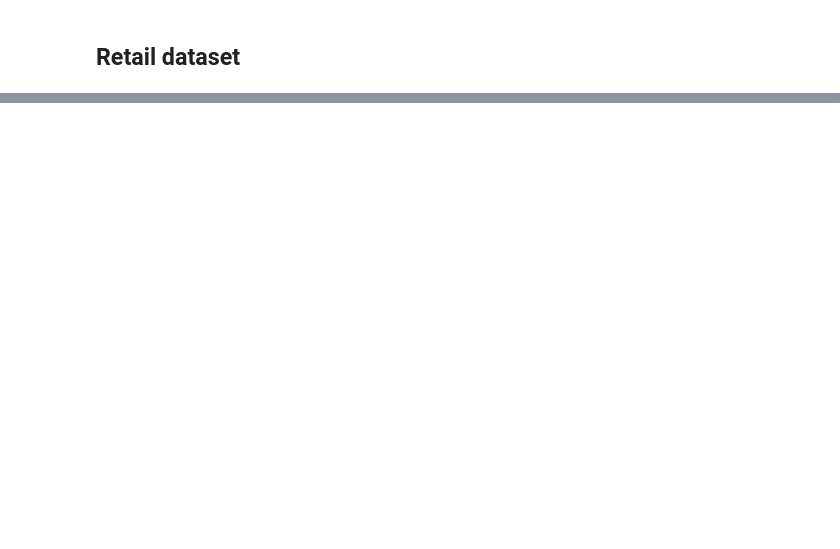
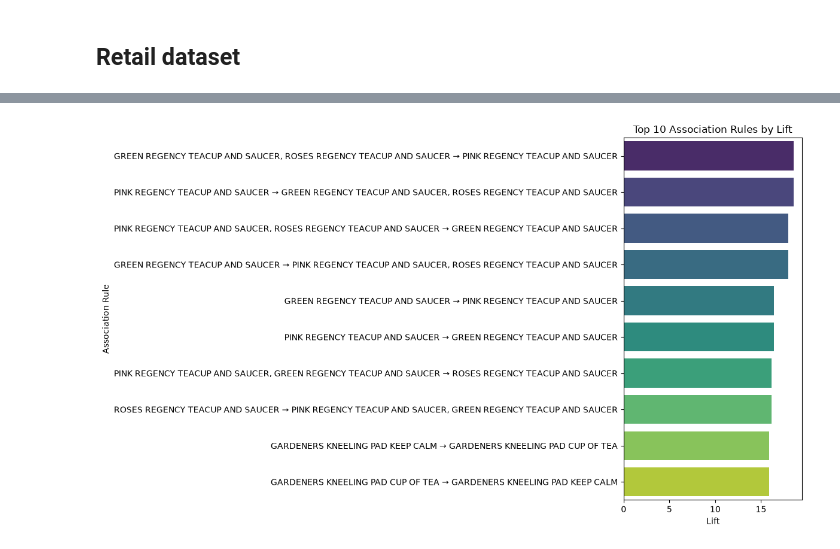
Before and after one commit to Gyrith/Machine-Learning-Models, a Jupyter notebook: Unsupervised Learning/Apriori – Association Rule Mining.ipynb, the cells around one changed output, grey strips where cells are left out. Cells and saved outputs as stored; diff of their text form; code cells hidden in the pictures; blank space fills up the shorter version.

```diff
--- a/Unsupervised Learning/Apriori – Association Rule Mining.ipynb
+++ b/Unsupervised Learning/Apriori – Association Rule Mining.ipynb
@@ -229,0 +444,19 @@ plt.show()
+# %%
+top_rules = rules.sort_values(by='lift',ascending=False).head(10).copy()
+
+top_rules['Rule'] = top_rules.apply(
+    lambda row: ', '.join(row['antecedents']) +
+    ' → ' + ', '.join(row['consequents']),
+    axis=1
+)
+
+plt.figure(figsize=(12, 7))
+sns.barplot(data=top_rules,x='lift',y='Rule',hue='Rule',palette='viridis',legend=False)
+
+plt.title('Top 10 Association Rules by Lift')
+plt.xlabel('Lift')
+plt.ylabel('Association Rule')
+plt.tight_layout()
+plt.show()
+# %% [output]
+[figure, added]
```
Also changed, not shown: parts of 34 cells of this notebook, 1 other file.
